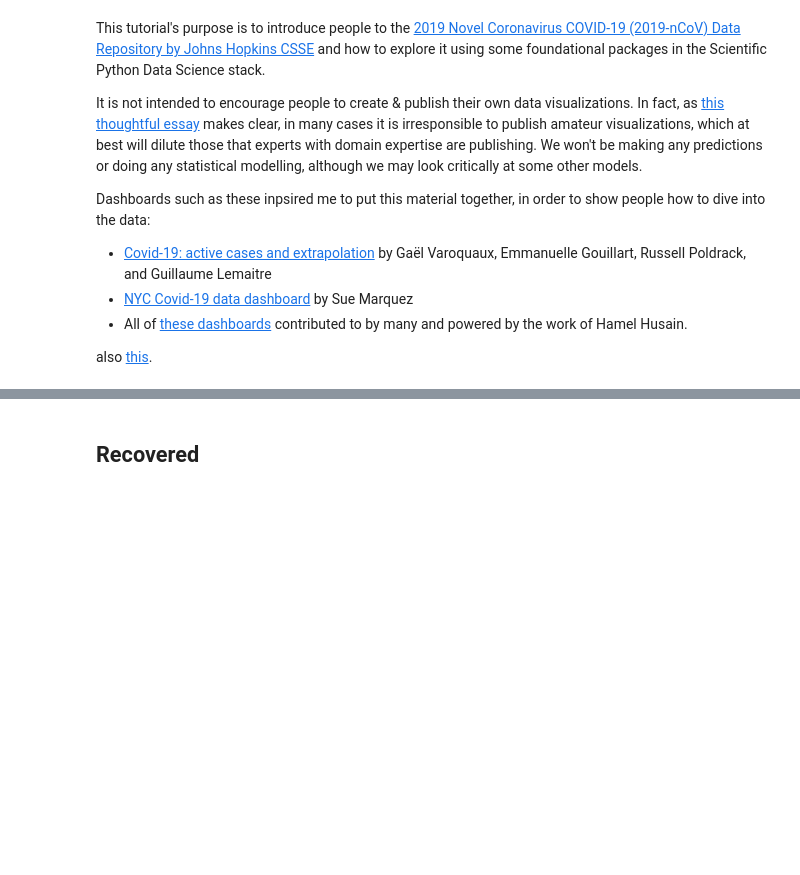
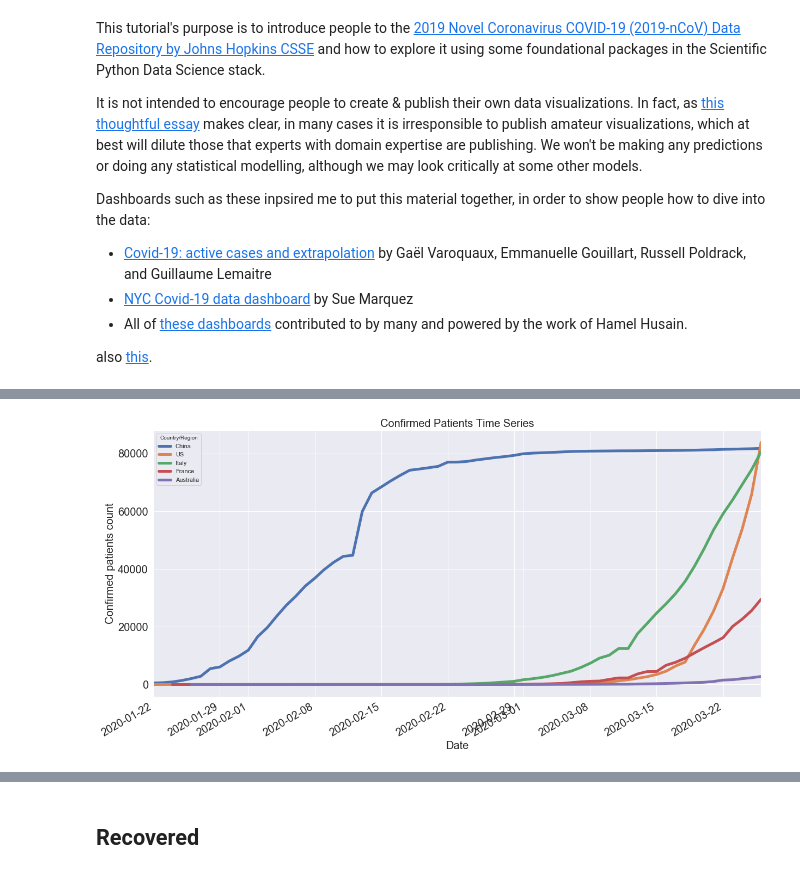
Before and after one commit to datacamp/COVID-19-EDA-tutorial, a Jupyter notebook: notebooks/1-COVID-19-EDA-solution.ipynb, the cells around one changed output, grey strips where cells are left out. Cells and saved outputs as stored; diff of their text form; code cells hidden in the pictures; blank space fills up the shorter version.

Commit message:
reverted changes in confirmed and death cases

```diff
--- a/notebooks/1-COVID-19-EDA-solution.ipynb
+++ b/notebooks/1-COVID-19-EDA-solution.ipynb
@@ -29,0 +56,4 @@ poi = ['China', 'US', 'Italy', 'France', 'Australia']
+# %%
+# Melt data so that it is long
+data = data_day.reset_index().melt(id_vars='Country/Region', var_name='date')
+data.head()
@@ -29,0 +67,3 @@ poi = ['China', 'US', 'Italy', 'France', 'Australia']
+# %%
+data.loc[(data.value < 1),'value'] = None
+data.head()
@@ -29,0 +77,4 @@ poi = ['China', 'US', 'Italy', 'France', 'Australia']
+# %%
+# Pivot data to wide & index by date
+df = data.pivot(index='date', columns='Country/Region', values='value')
+df.tail()
@@ -29,0 +90,5 @@ poi = ['China', 'US', 'Italy', 'France', 'Australia']
+# %%
+# Set index as DateTimeIndex
+datetime_index = pd.DatetimeIndex(df.index)
+df.set_index(datetime_index, inplace=True)
+df.head()
@@ -29,0 +126,9 @@ poi = ['China', 'US', 'Italy', 'France', 'Australia']
+# %%
+# Plot time series of several countries of interest
+poi = ['China', 'US', 'Italy', 'France', 'Australia']
+df[poi].plot(figsize=(20,10), linewidth=5, fontsize=20)
+plt.xlabel('Date', fontsize=20);
+plt.ylabel('Confirmed patients count', fontsize=20);
+plt.title('Confirmed Patients Time Series', fontsize=20);
+# %% [output]
+[figure, added]
```
Also changed, not shown: parts of 39 cells of this notebook.
